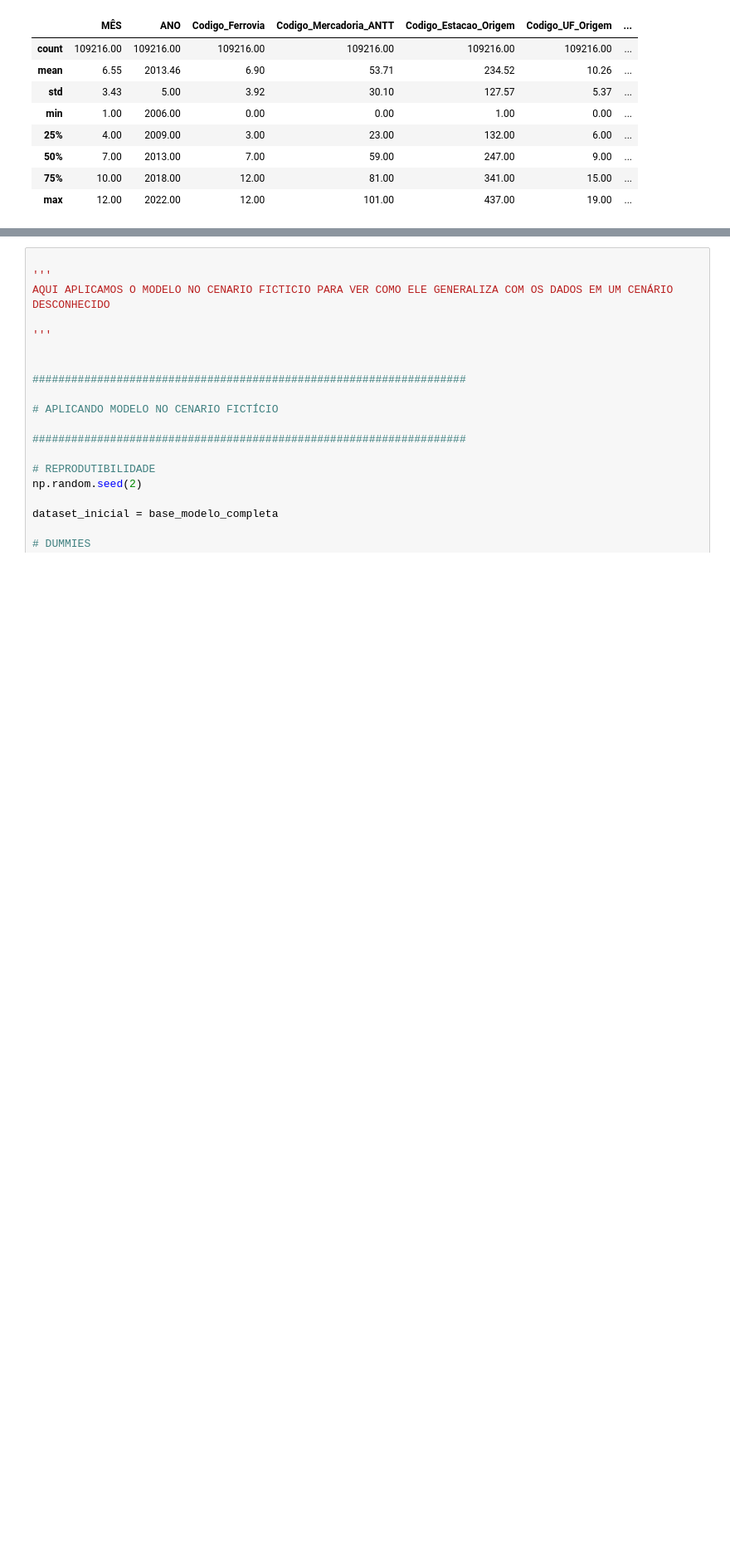
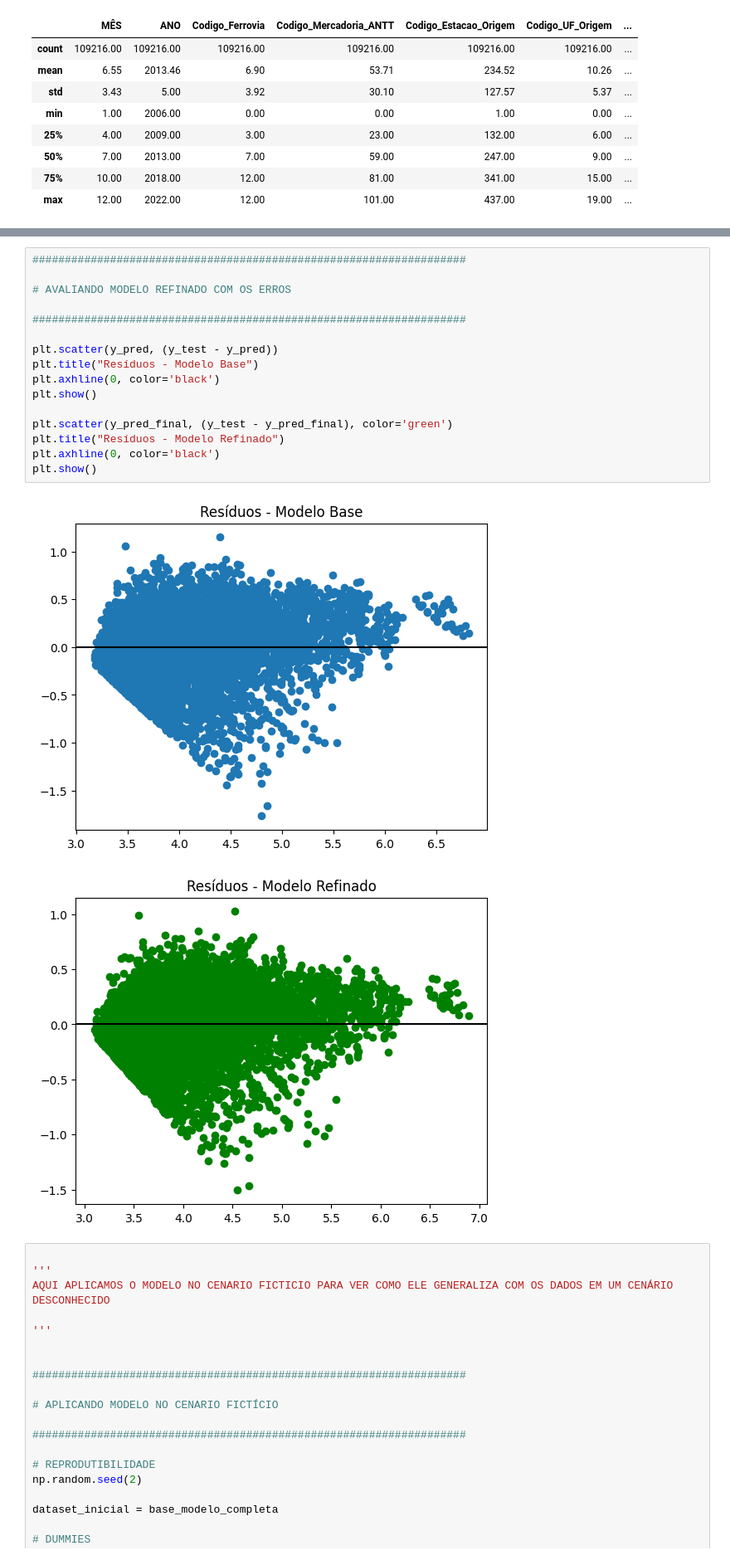
Before and after one commit to iugamil/ANTT_FERROVIAS_TONELADAS, a Jupyter notebook: 01-ANTT_FERROVIAS_RANDOMFOREST_REGRESSOR.ipynb, the cells around one changed output, grey strips where cells are left out. Shown at 83% size. Drawn from its saved outputs; the diff is of its cells as text; blank space fills up the shorter version.

```diff
--- a/01-ANTT_FERROVIAS_RANDOMFOREST_REGRESSOR.ipynb
+++ b/01-ANTT_FERROVIAS_RANDOMFOREST_REGRESSOR.ipynb
@@ -1002,3 +1125,22 @@ Name: Erro, dtype: float64
+# %%
+###################################################################
+
+# AVALIANDO MODELO REFINADO COM OS ERROS
+
+###################################################################
+
+plt.scatter(y_pred, (y_test - y_pred))
+plt.title("Resíduos - Modelo Base")
+plt.axhline(0, color='black')
+plt.show()
+
+plt.scatter(y_pred_final, (y_test - y_pred_final), color='green')
+plt.title("Resíduos - Modelo Refinado")
+plt.axhline(0, color='black')
+plt.show()
+# %% [output]
+[figure, added]
+[figure, added]
 # %%
 
 '''
```
Also changed, not shown: parts of 7 cells of this notebook.
